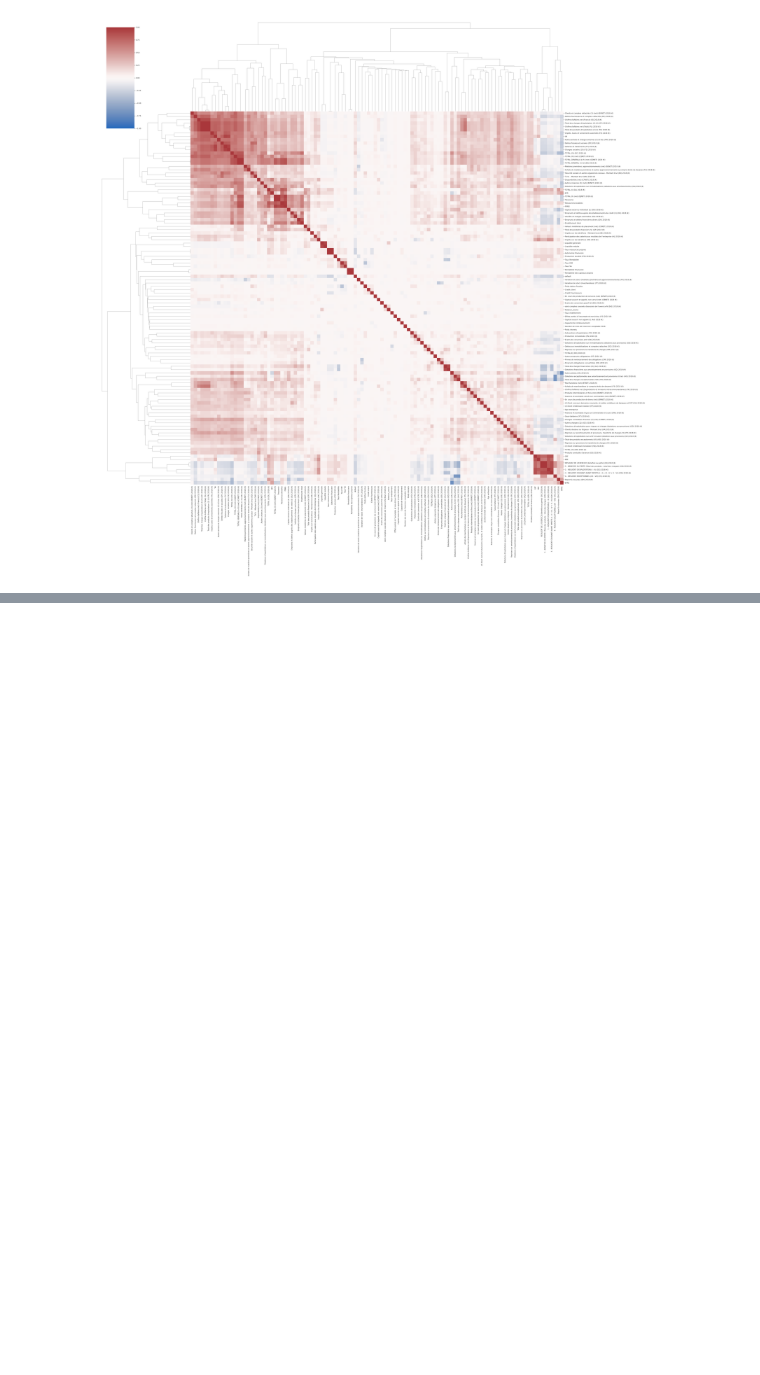
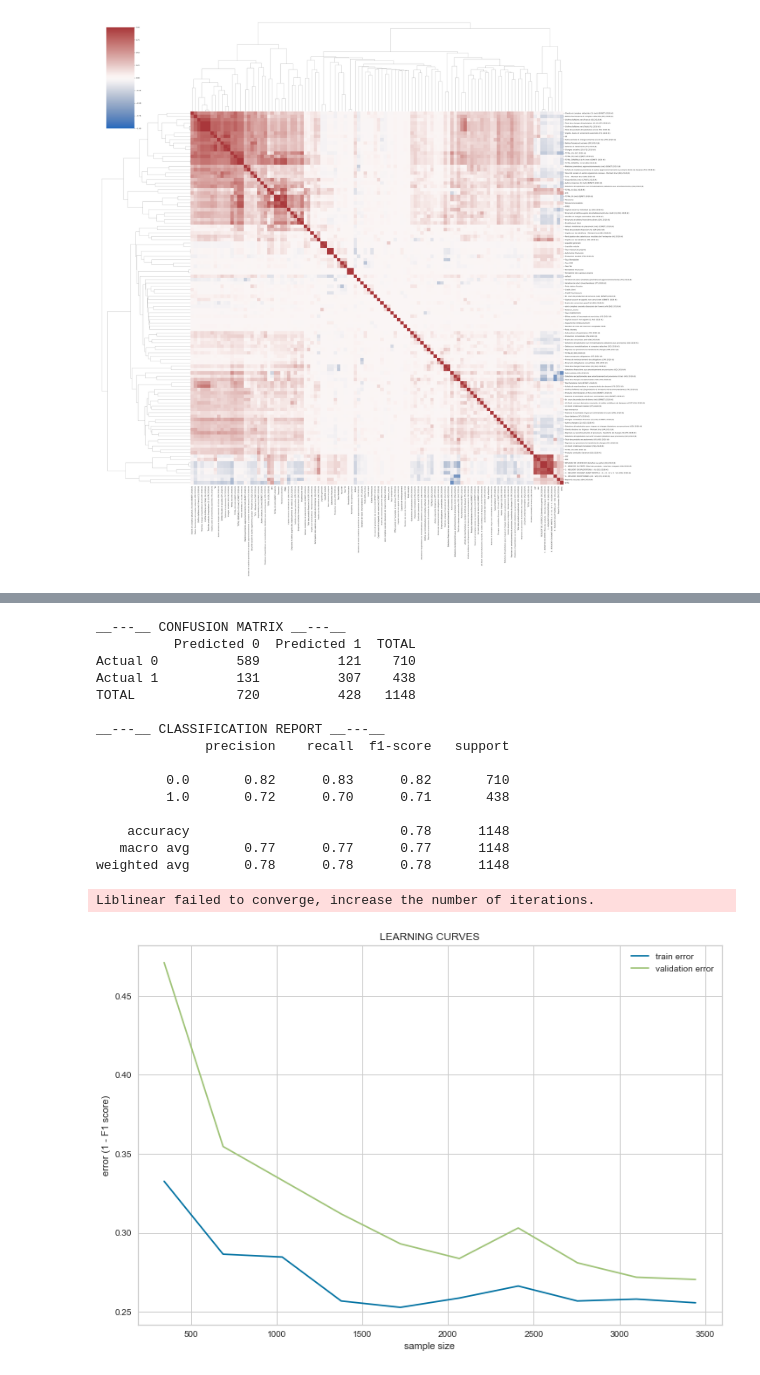
Before and after one commit to mlpetuaud/fail_pred_local, a Jupyter notebook: notebooks/Viz_Prez.ipynb, the cells around one changed output, grey strips where cells are left out. Saved outputs shown, nothing was run; the diff lists cells and outputs as text; code cells hidden in the pictures; blank space fills up the shorter version.

```diff
--- a/notebooks/Viz_Prez.ipynb
+++ b/notebooks/Viz_Prez.ipynb
@@ -480,3 +480,6 @@ sns.clustermap(corr, figsize=(50,50), annot=False, cmap="vlag", vmin=-1, vmax=1)
 plt.savefig("clustermap.png")
 # %% [output]
 [figure]
+# %%
+import joblib
+model = joblib.load("fail_pred_model.joblib")
@@ -482,0 +494,27 @@ plt.savefig("clustermap.png")
+# %%
+df = df.rename(columns={'A 21':'a_21'})
+# %%
+X = df.drop(["default"], axis=1)
+y = df["default"]
+# %%
+X_train, X_test, y_train, y_test = train_test_split(X, y, test_size=0.2, random_state=0)
+# %%
+evaluate2(model, X_train, y_train, X_test, y_test)
+# %% [output]
+__---__ CONFUSION MATRIX __---__
+          Predicted 0  Predicted 1  TOTAL
+Actual 0          589          121    710
+Actual 1          131          307    438
+TOTAL             720          428   1148
+
+__---__ CLASSIFICATION REPORT __---__
+              precision    recall  f1-score   support
+
+         0.0       0.82      0.83      0.82       710
+         1.0       0.72      0.70      0.71       438
+
+    accuracy                           0.78      1148
+   macro avg       0.77      0.77      0.77      1148
+weighted avg       0.78      0.78      0.78      1148
+Liblinear failed to converge, increase the number of iterations.
+[figure, added]
```
Also changed, not shown: parts of 2 cells of this notebook, 11 other files.
